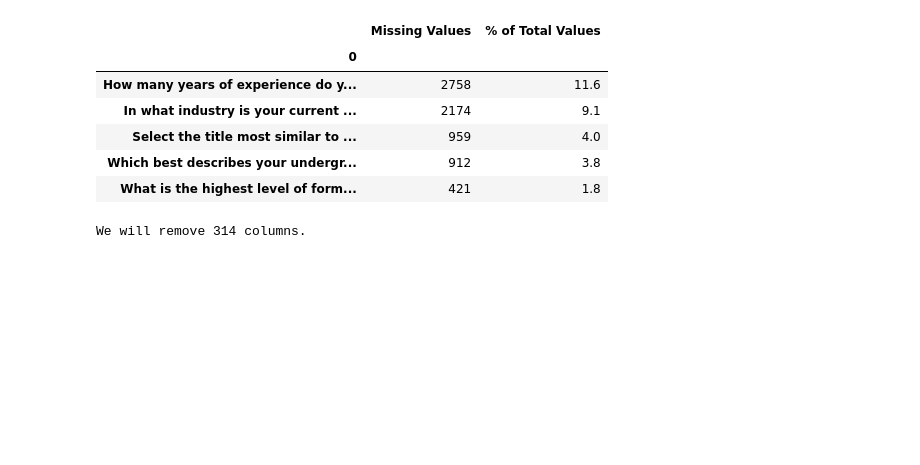
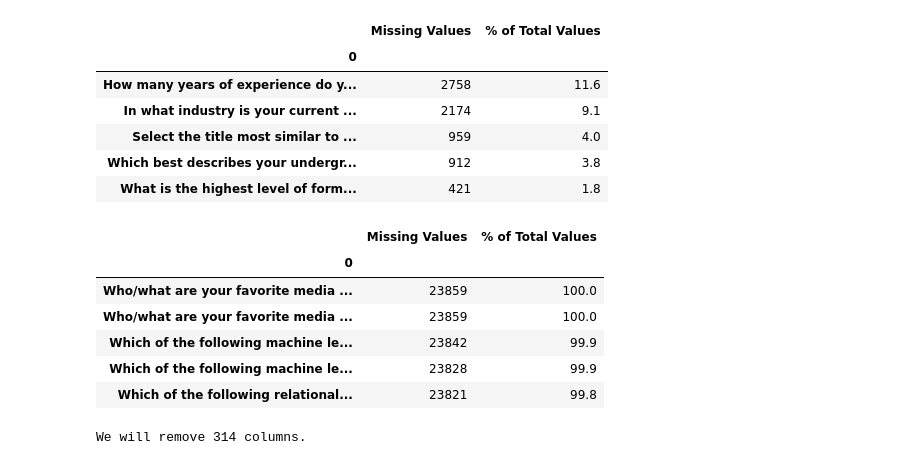
Before and after one commit to walkiria/mini-curso-ai-girls, a Jupyter notebook: aula-04.ipynb, the cells around one changed output. Cells and saved outputs as stored; diff of their text form; code cells hidden in the pictures; blank space fills up the shorter version.

```diff
--- a/aula-04.ipynb
+++ b/aula-04.ipynb
@@ -124,4 +144,14 @@ There are 356 columns that have missing values.
 | Select the title most similar to ... | 959 | 4.0 |
 | Which best describes your undergr... | 912 | 3.8 |
 | What is the highest level of form... | 421 | 1.8 |
+# %%
+missing_df.head()
+# %% [output]
+|  | Missing Values | % of Total Values |
+| 0 |  |  |
+| Who/what are your favorite media ... | 23859 | 100.0 |
+| Who/what are your favorite media ... | 23859 | 100.0 |
+| Which of the following machine le... | 23842 | 99.9 |
+| Which of the following machine le... | 23828 | 99.9 |
+| Which of the following relational... | 23821 | 99.8 |
 # %%
```
Also changed, not shown: parts of 36 cells of this notebook, 5 other files.
